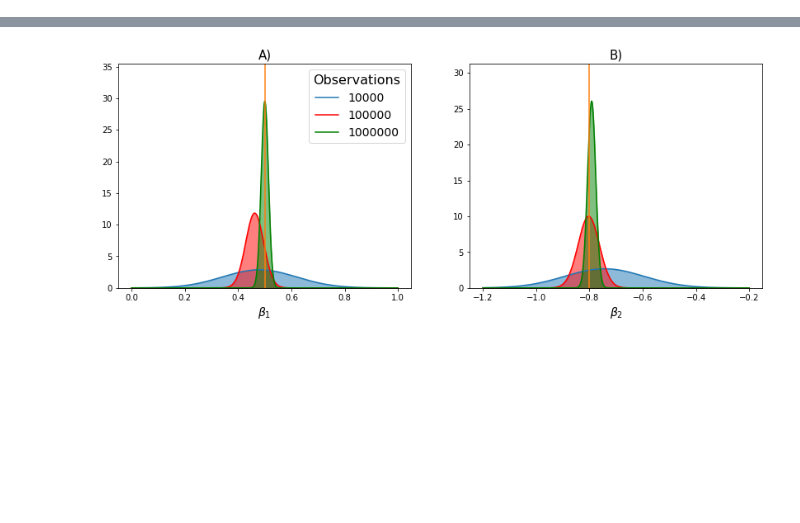
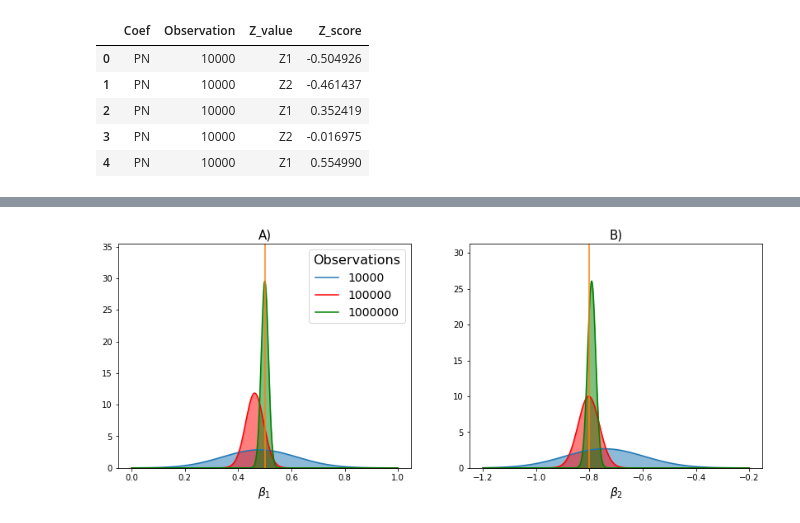
Before and after one commit to ctorney/mssf-vi, a Jupyter notebook: Figures/Figure_2.ipynb, the cells around one changed output, grey strips where cells are left out. Cells and saved outputs as stored; diff of their text form; code cells hidden in the pictures; blank space fills up the shorter version.

```diff
--- a/Figures/Figure_2.ipynb
+++ b/Figures/Figure_2.ipynb
@@ -11,3 +11,14 @@ tfd = tfp.distributions
 tfb = tfp.bijectors
 
 np.set_printoptions(suppress=True)
+# %%
+# Load data
+dat=pd.read_csv("Z_score.csv")
+dat.head()
+# %% [output]
+|  | Coef | Observation | Z_value | Z_score |
+| 0 | PN | 10000 | Z1 | -0.504926 |
+| 1 | PN | 10000 | Z2 | -0.461437 |
+| 2 | PN | 10000 | Z1 | 0.352419 |
+| 3 | PN | 10000 | Z2 | -0.016975 |
+| 4 | PN | 10000 | Z1 | 0.554990 |
```
Also changed, not shown: parts of 2 cells of this notebook.
